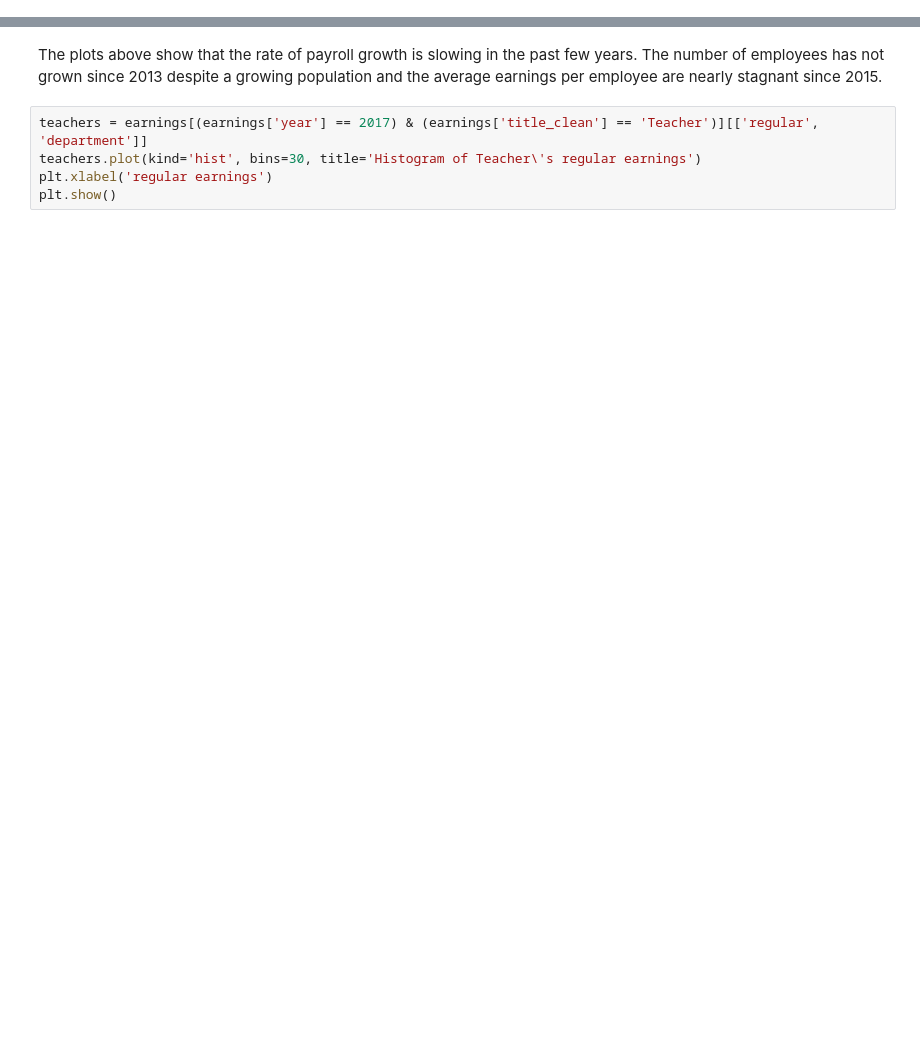
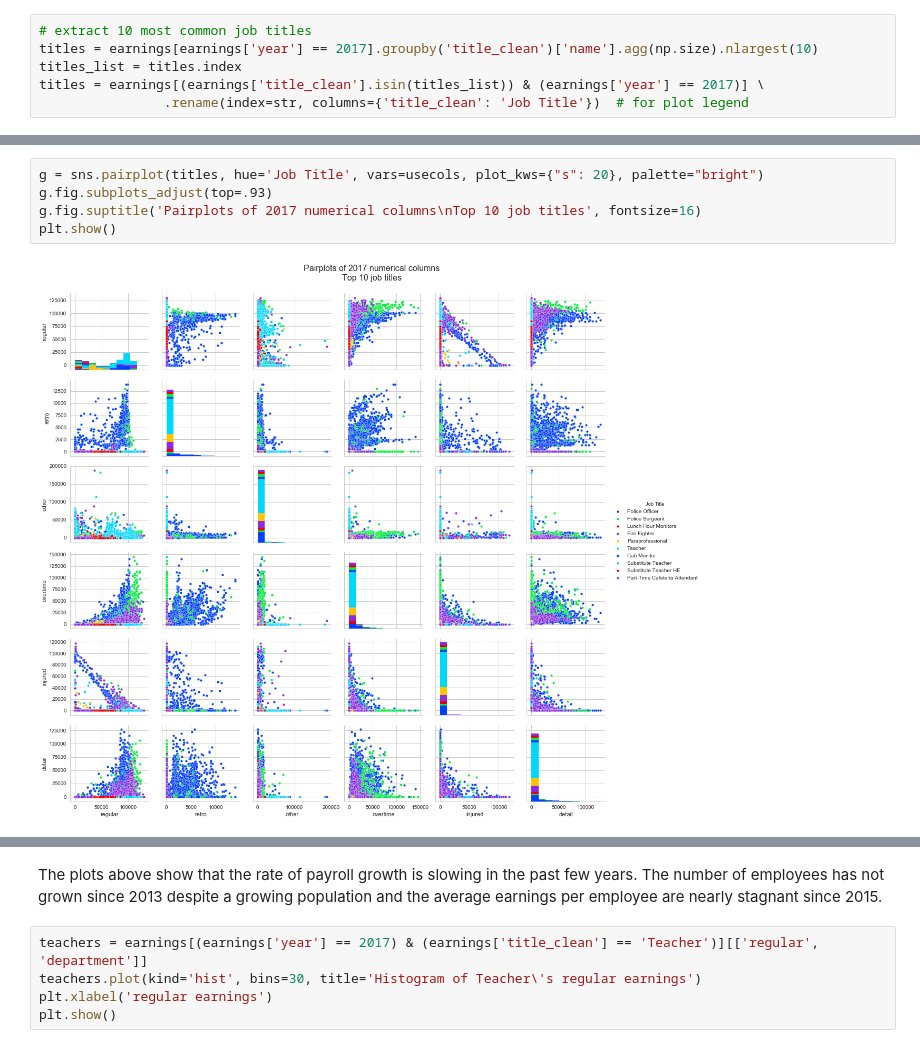
Before and after one commit to Turanga1/Springboard_DataScience, a Jupyter notebook: Capstone 1 - Boston Earnings Report/boston_earnings_analysis.ipynb, the cells around one changed output, grey strips where cells are left out. Saved outputs shown, nothing was run; the diff lists cells and outputs as text; blank space fills up the shorter version.

```diff
--- a/Capstone 1 - Boston Earnings Report/boston_earnings_analysis.ipynb
+++ b/Capstone 1 - Boston Earnings Report/boston_earnings_analysis.ipynb
@@ -36,0 +61,6 @@ memory usage: 18.6+ MB
+# %%
+# extract 10 most common job titles
+titles = earnings[earnings['year'] == 2017].groupby('title_clean')['name'].agg(np.size).nlargest(10)
+titles_list = titles.index
+titles = earnings[(earnings['title_clean'].isin(titles_list)) & (earnings['year'] == 2017)] \
+                .rename(index=str, columns={'title_clean': 'Job Title'})  # for plot legend
@@ -36,0 +75,7 @@ memory usage: 18.6+ MB
+# %%
+g = sns.pairplot(titles, hue='Job Title', vars=usecols, plot_kws={"s": 20}, palette="bright")
+g.fig.subplots_adjust(top=.93)
+g.fig.suptitle('Pairplots of 2017 numerical columns\nTop 10 job titles', fontsize=16)
+plt.show()
+# %% [output]
+[figure, added]
```
Also changed, not shown: parts of 28 cells of this notebook.
